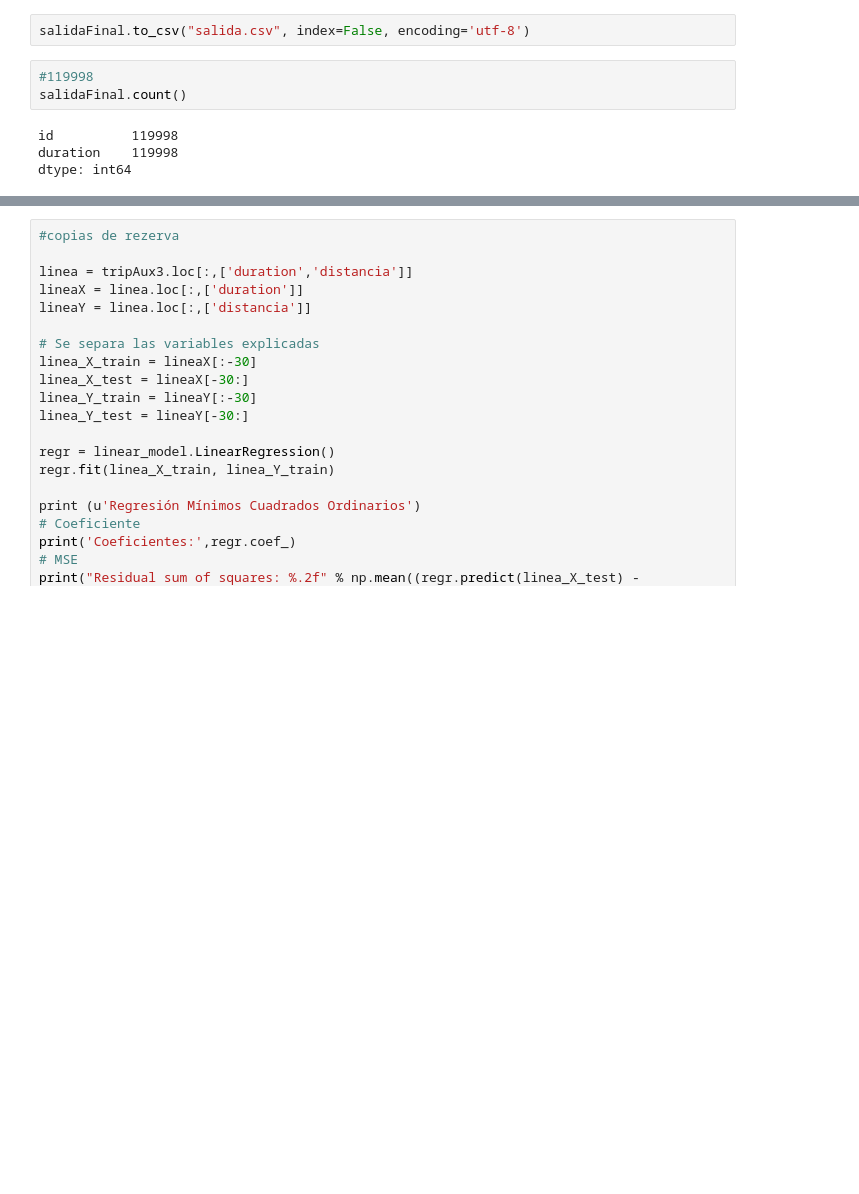
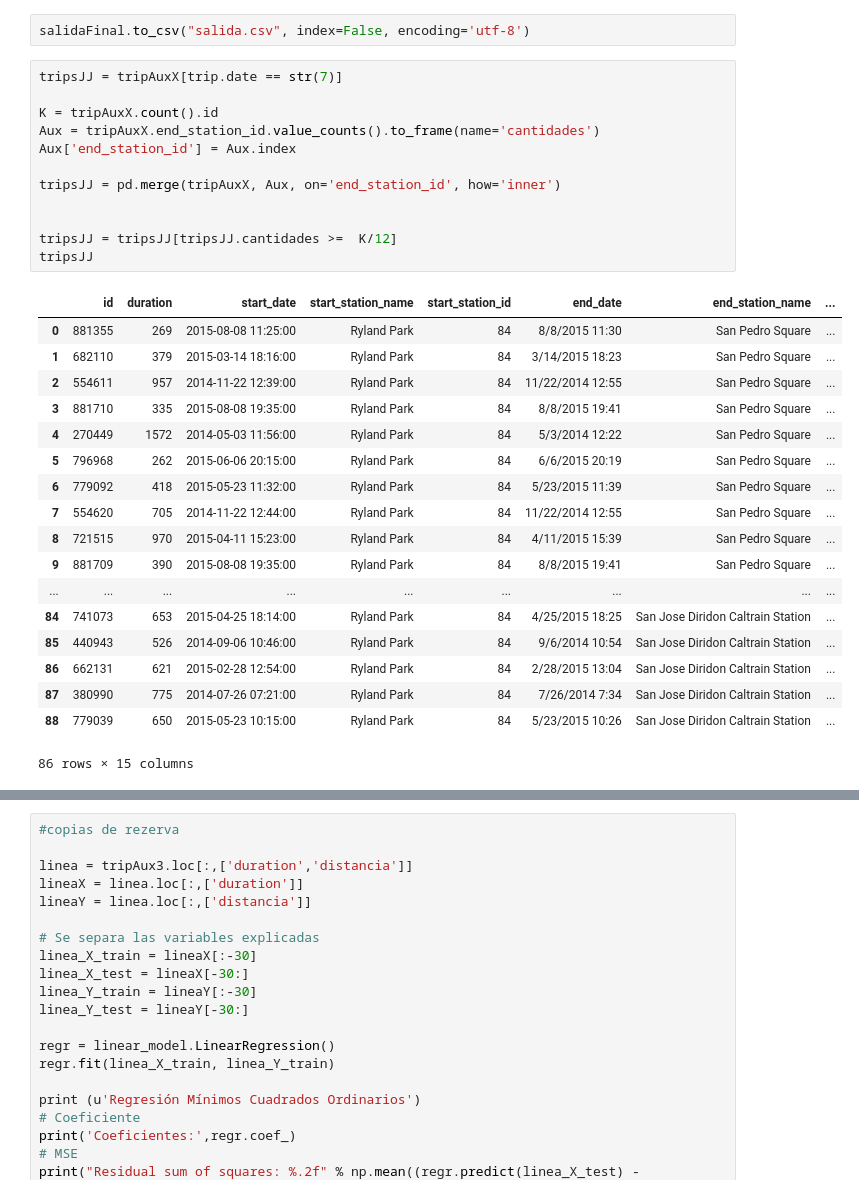
Before and after one commit to santiagoaso/2017datos, a Jupyter notebook: Marching Lainin Fonti.ipynb, the cells around one changed output, grey strips where cells are left out. Drawn from its saved outputs; the diff is of its cells as text; blank space fills up the shorter version.

```diff
--- a/Marching Lainin Fonti.ipynb
+++ b/Marching Lainin Fonti.ipynb
@@ -81,9 +119,33 @@ salidaFinal = salidaFinal.sort_values(by='id', ascending=True)
 # %%
 salidaFinal.to_csv("salida.csv", index=False, encoding='utf-8')
-# %%
-#119998
-salidaFinal.count()
-# %% [output]
-id          119998
-duration    119998
-dtype: int64
+# %%
+tripsJJ = tripAuxX[trip.date == str(7)]
+
+K = tripAuxX.count().id
+Aux = tripAuxX.end_station_id.value_counts().to_frame(name='cantidades')
+Aux['end_station_id'] = Aux.index
+
+tripsJJ = pd.merge(tripAuxX, Aux, on='end_station_id', how='inner')
+
+
+tripsJJ = tripsJJ[tripsJJ.cantidades >=  K/12]
+tripsJJ
+# %% [output]
+|  | id | duration | start_date | start_station_name | start_station_id | end_date | end_station_name | ... |
+| 0 | 881355 | 269 | 2015-08-08 11:25:00 | Ryland Park | 84 | 8/8/2015 11:30 | San Pedro Square | ... |
+| 1 | 682110 | 379 | 2015-03-14 18:16:00 | Ryland Park | 84 | 3/14/2015 18:23 | San Pedro Square | ... |
+| 2 | 554611 | 957 | 2014-11-22 12:39:00 | Ryland Park | 84 | 11/22/2014 12:55 | San Pedro Square | ... |
+| 3 | 881710 | 335 | 2015-08-08 19:35:00 | Ryland Park | 84 | 8/8/2015 19:41 | San Pedro Square | ... |
+| 4 | 270449 | 1572 | 2014-05-03 11:56:00 | Ryland Park | 84 | 5/3/2014 12:22 | San Pedro Square | ... |
+| 5 | 796968 | 262 | 2015-06-06 20:15:00 | Ryland Park | 84 | 6/6/2015 20:19 | San Pedro Square | ... |
+| 6 | 779092 | 418 | 2015-05-23 11:32:00 | Ryland Park | 84 | 5/23/2015 11:39 | San Pedro Square | ... |
+| 7 | 554620 | 705 | 2014-11-22 12:44:00 | Ryland Park | 84 | 11/22/2014 12:55 | San Pedro Square | ... |
+| 8 | 721515 | 970 | 2015-04-11 15:23:00 | Ryland Park | 84 | 4/11/2015 15:39 | San Pedro Square | ... |
+| 9 | 881709 | 390 | 2015-08-08 19:35:00 | Ryland Park | 84 | 8/8/2015 19:41 | San Pedro Square | ... |
+| ... | ... | ... | ... | ... | ... | ... | ... | ... |
+| 84 | 741073 | 653 | 2015-04-25 18:14:00 | Ryland Park | 84 | 4/25/2015 18:25 | San Jose Diridon Caltrain Station | ... |
+| 85 | 440943 | 526 | 2014-09-06 10:46:00 | Ryland Park | 84 | 9/6/2014 10:54 | San Jose Diridon Caltrain Station | ... |
+| 86 | 662131 | 621 | 2015-02-28 12:54:00 | Ryland Park | 84 | 2/28/2015 13:04 | San Jose Diridon Caltrain Station | ... |
+| 87 | 380990 | 775 | 2014-07-26 07:21:00 | Ryland Park | 84 | 7/26/2014 7:34 | San Jose Diridon Caltrain Station | ... |
+| 88 | 779039 | 650 | 2015-05-23 10:15:00 | Ryland Park | 84 | 5/23/2015 10:26 | San Jose Diridon Caltrain Station | ... |
+86 rows × 15 columns
```
Also changed, not shown: parts of 12 cells of this notebook.
